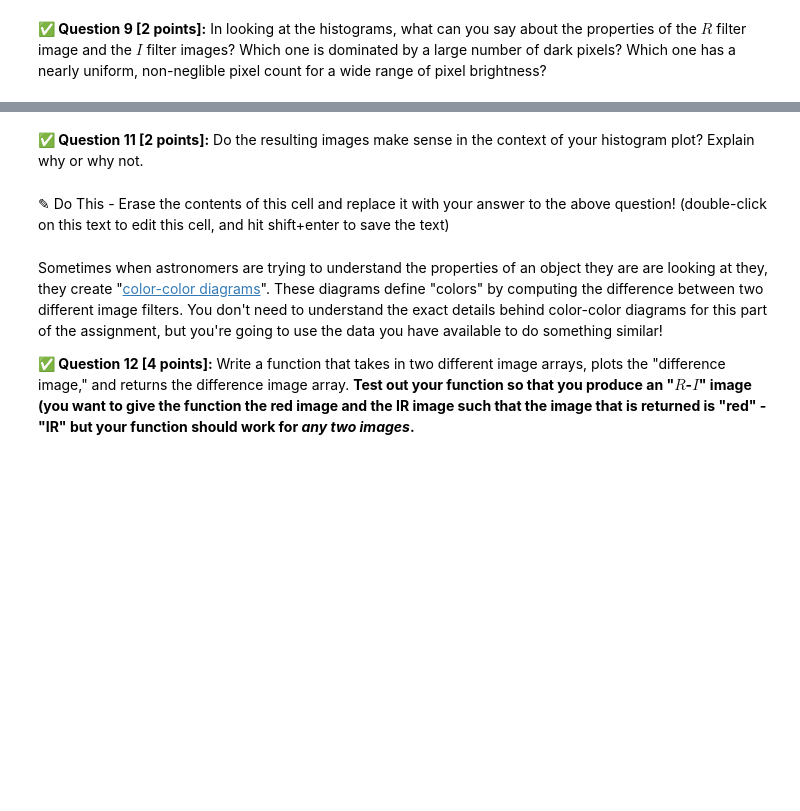
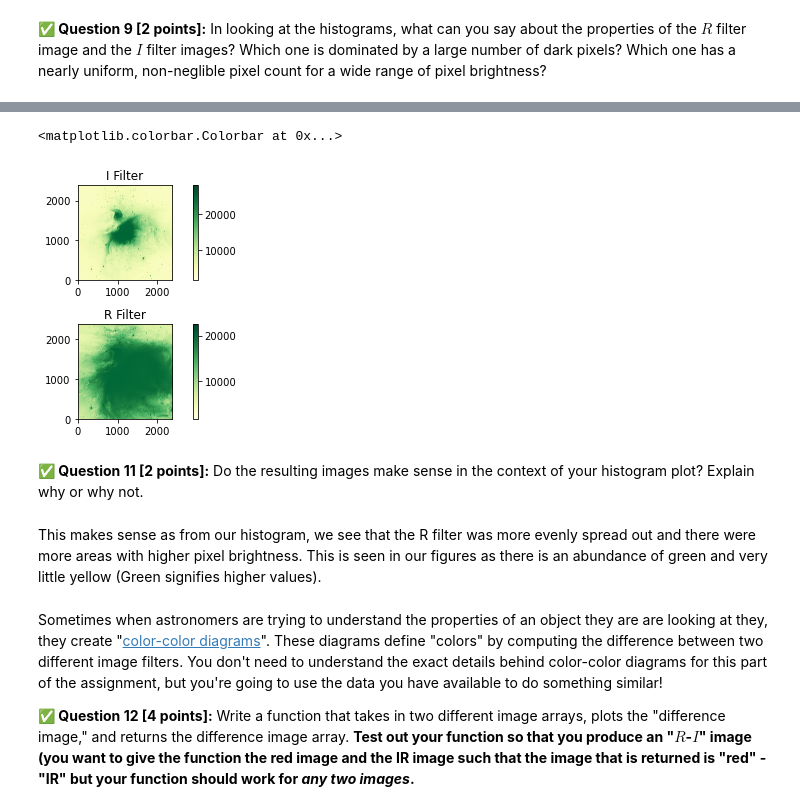
Before and after one commit to volekjac/cmse202-s21-turnin, a Jupyter notebook: hw-01/HW-01_GitPracticeDebuggingAndPythonPackages-STUDENT.ipynb, the cells around one changed output, grey strips where cells are left out. Saved outputs shown, nothing was run; the diff lists cells and outputs as text; code cells hidden in the pictures; blank space fills up the shorter version.

```diff
--- a/hw-01/HW-01_GitPracticeDebuggingAndPythonPackages-STUDENT.ipynb
+++ b/hw-01/HW-01_GitPracticeDebuggingAndPythonPackages-STUDENT.ipynb
@@ -277,7 +291,22 @@ Now that you have a bit of understanding about the the properties of the images
+# %%
+# https://matplotlib.org/3.3.2/api/_as_gen/matplotlib.pyplot.imshow.html
+
+plt.subplot(2,1,1)
+plt.imshow(image_data_ir, cmap = 'YlGn', origin = 'lower')
+plt.title("I Filter")
+plt.colorbar()
+plt.subplot(2,1,2)
+plt.imshow(image_data_red, cmap = 'YlGn', origin = 'lower')
+plt.title("R Filter")
+plt.tight_layout()
+plt.colorbar()
+# %% [output]
+<matplotlib.colorbar.Colorbar at 0x...>
+[figure, added]
 # %% [markdown]
 **&#9989; Question 11 [2 points]:** Do the resulting images make sense in the context of your histogram plot? Explain why or why not.
-# %% [markdown]
-<font size=+3>&#9998;</font> Do This - Erase the contents of this cell and replace it with your answer to the above question!  (double-click on this text to edit this cell, and hit shift+enter to save the text)
+# %% [markdown]
+This makes sense as from our histogram, we see that the R filter was more evenly spread out and there were more areas with higher pixel brightness. This is seen in our figures as there is an abundance of green and very little yellow (Green signifies higher values).
 # %% [markdown]
 Sometimes when astronomers are trying to understand the properties of an object they are are looking at they, they create "[color-color diagrams](https://en.wikipedia.org/wiki/Color%E2%80%93color_diagram)". These diagrams define "colors" by computing the difference between two different image filters. You don't need to understand the exact details behind color-color diagrams for this part of the assignment, but you're going to use the data you have available to do something similar!
 
```
Also changed, not shown: parts of 15 cells of this notebook.
